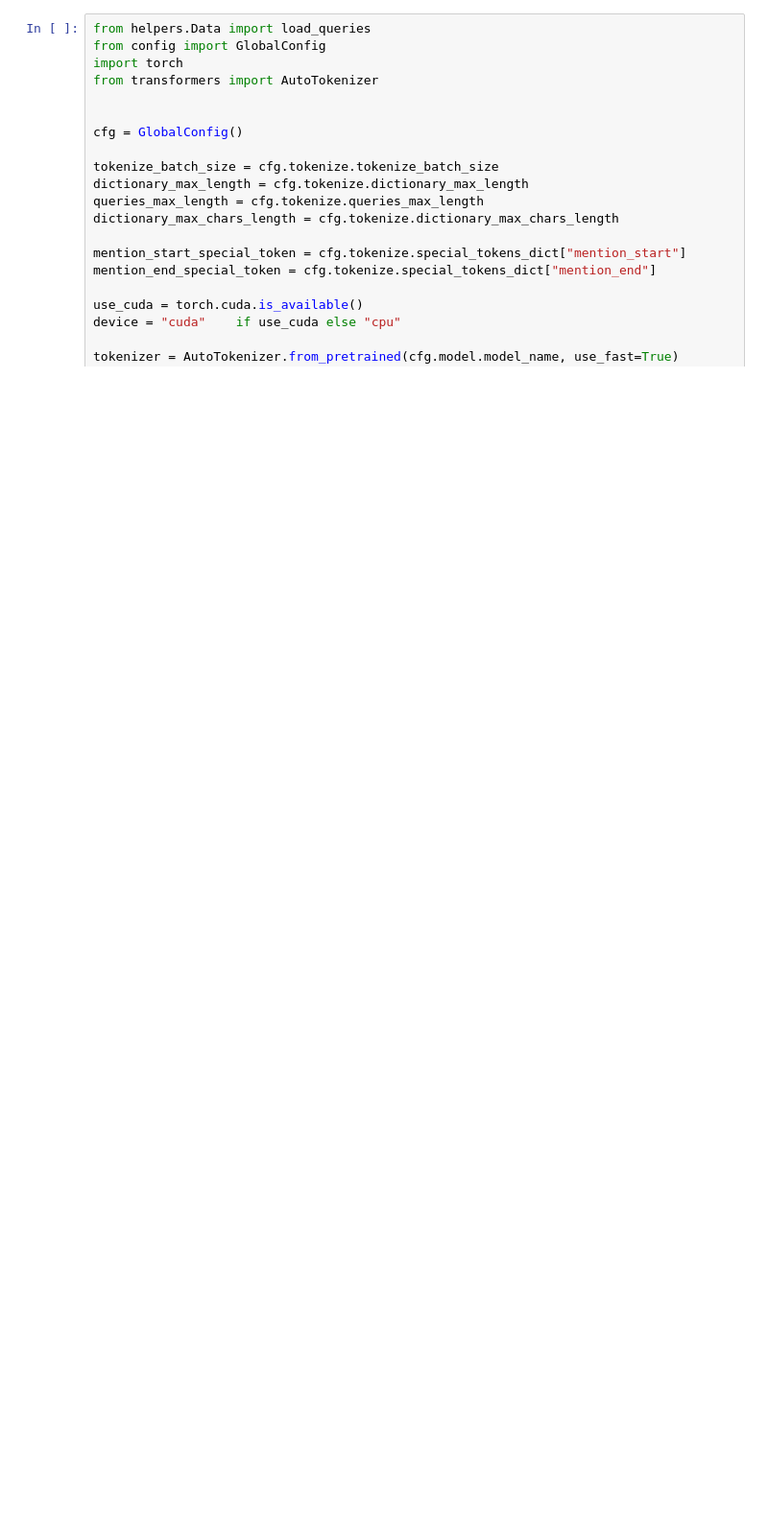
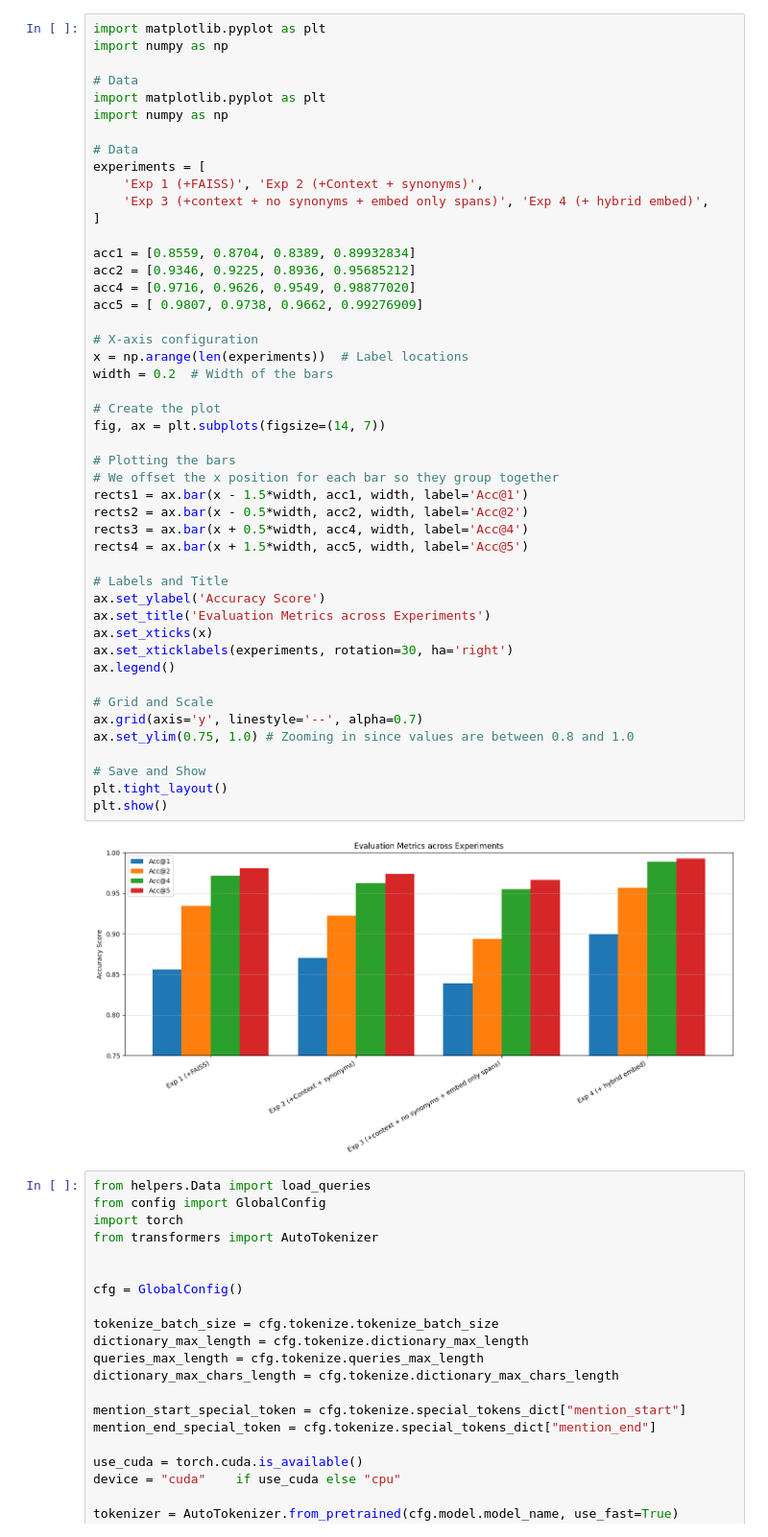
Before and after one commit to antoinsader/biosyn_faiss_prod, a Jupyter notebook: test.ipynb, the cells around one changed output. Shown at 96% size. Drawn from its saved outputs; the diff is of its cells as text; blank space fills up the shorter version.

```diff
--- a/test.ipynb
+++ b/test.ipynb
@@ -1,3 +102,52 @@
+# %%
+import matplotlib.pyplot as plt
+import numpy as np
+
+# Data
+import matplotlib.pyplot as plt
+import numpy as np
+
+# Data
+experiments = [
+    'Exp 1 (+FAISS)', 'Exp 2 (+Context + synonyms)',
+    'Exp 3 (+context + no synonyms + embed only spans)', 'Exp 4 (+ hybrid embed)',
+]
+
+acc1 = [0.8559, 0.8704, 0.8389, 0.89932834]
+acc2 = [0.9346, 0.9225, 0.8936, 0.95685212]
+acc4 = [0.9716, 0.9626, 0.9549, 0.98877020]
+acc5 = [ 0.9807, 0.9738, 0.9662, 0.99276909]
+
+# X-axis configuration
+x = np.arange(len(experiments))  # Label locations
+width = 0.2  # Width of the bars
+
+# Create the plot
+fig, ax = plt.subplots(figsize=(14, 7))
+
+# Plotting the bars
+# We offset the x position for each bar so they group together
+rects1 = ax.bar(x - 1.5*width, acc1, width, label='Acc@1')
+rects2 = ax.bar(x - 0.5*width, acc2, width, label='Acc@2')
+rects3 = ax.bar(x + 0.5*width, acc4, width, label='Acc@4')
+rects4 = ax.bar(x + 1.5*width, acc5, width, label='Acc@5')
+
+# Labels and Title
+ax.set_ylabel('Accuracy Score')
+ax.set_title('Evaluation Metrics across Experiments')
+ax.set_xticks(x)
+ax.set_xticklabels(experiments, rotation=30, ha='right')
+ax.legend()
+
+# Grid and Scale
+ax.grid(axis='y', linestyle='--', alpha=0.7)
+ax.set_ylim(0.75, 1.0) # Zooming in since values are between 0.8 and 1.0
+
+# Save and Show
+plt.tight_layout()
+plt.show()
+# %% [output]
+[figure, added]
 # %%
 from helpers.Data import load_queries
 from config import GlobalConfig
```
Also changed, not shown: parts of 3 cells of this notebook, 4 other files.
